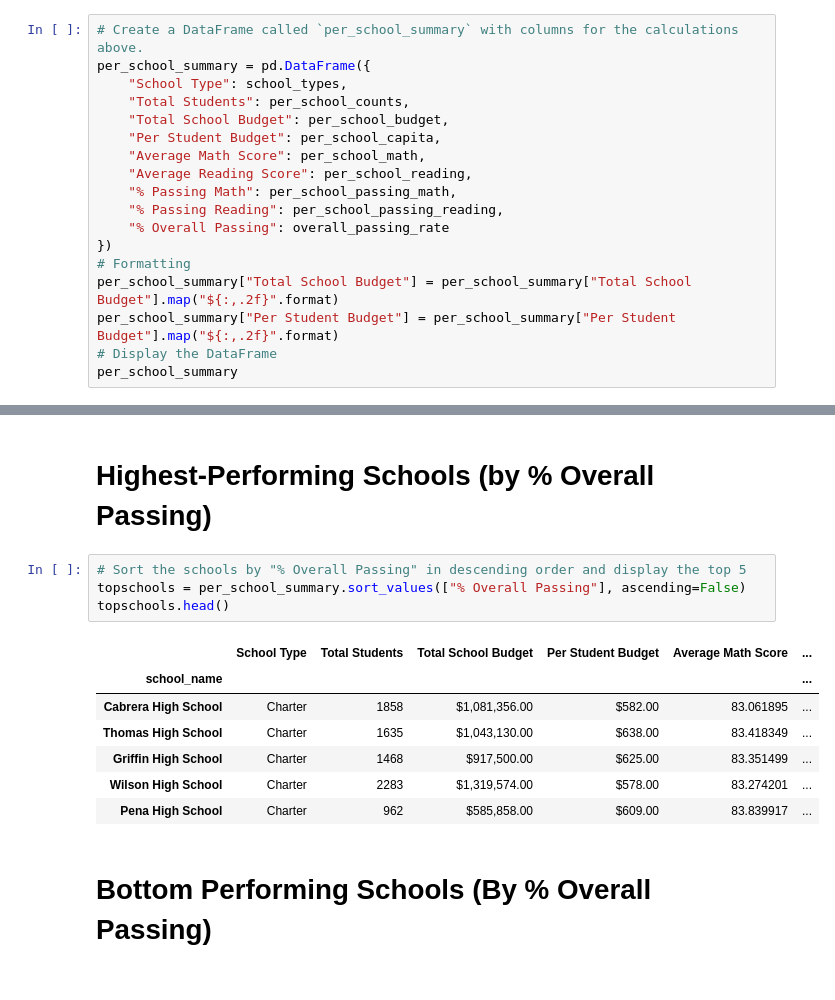
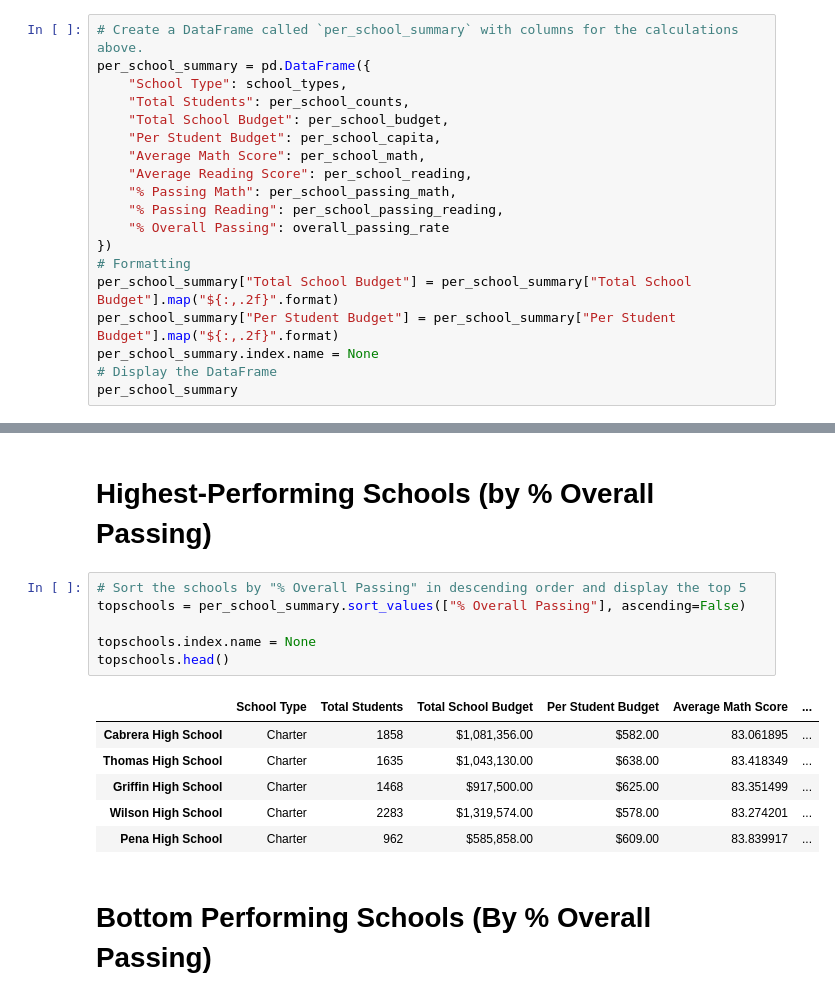
Before and after one commit to kimmiekc/pandas-challenge, a Jupyter notebook: PyCitySchools/CityNotebook.ipynb, the cells around one changed output, grey strips where cells are left out. Saved outputs shown, nothing was run; the diff lists cells and outputs as text.

```diff
--- a/PyCitySchools/CityNotebook.ipynb
+++ b/PyCitySchools/CityNotebook.ipynb
@@ -162,6 +162,7 @@ per_school_summary = pd.DataFrame({
 # Formatting
 per_school_summary["Total School Budget"] = per_school_summary["Total School Budget"].map("${:,.2f}".format)
 per_school_summary["Per Student Budget"] = per_school_summary["Per Student Budget"].map("${:,.2f}".format)
+per_school_summary.index.name = None
 # Display the DataFrame
 per_school_summary
 # %% [output]
@@ -187,10 +187,11 @@ per_school_summary
 # %%
 # Sort the schools by "% Overall Passing" in descending order and display the top 5
 topschools = per_school_summary.sort_values(["% Overall Passing"], ascending=False)
+
+topschools.index.name = None
 topschools.head()
 # %% [output]
 |  | School Type | Total Students | Total School Budget | Per Student Budget | Average Math Score | ... |
-| school_name |  |  |  |  |  | ... |
 | Cabrera High School | Charter | 1858 | $1,081,356.00 | $582.00 | 83.061895 | ... |
 | Thomas High School | Charter | 1635 | $1,043,130.00 | $638.00 | 83.418349 | ... |
 | Griffin High School | Charter | 1468 | $917,500.00 | $625.00 | 83.351499 | ... |
```
Also changed, not shown: parts of 4 cells of this notebook.
